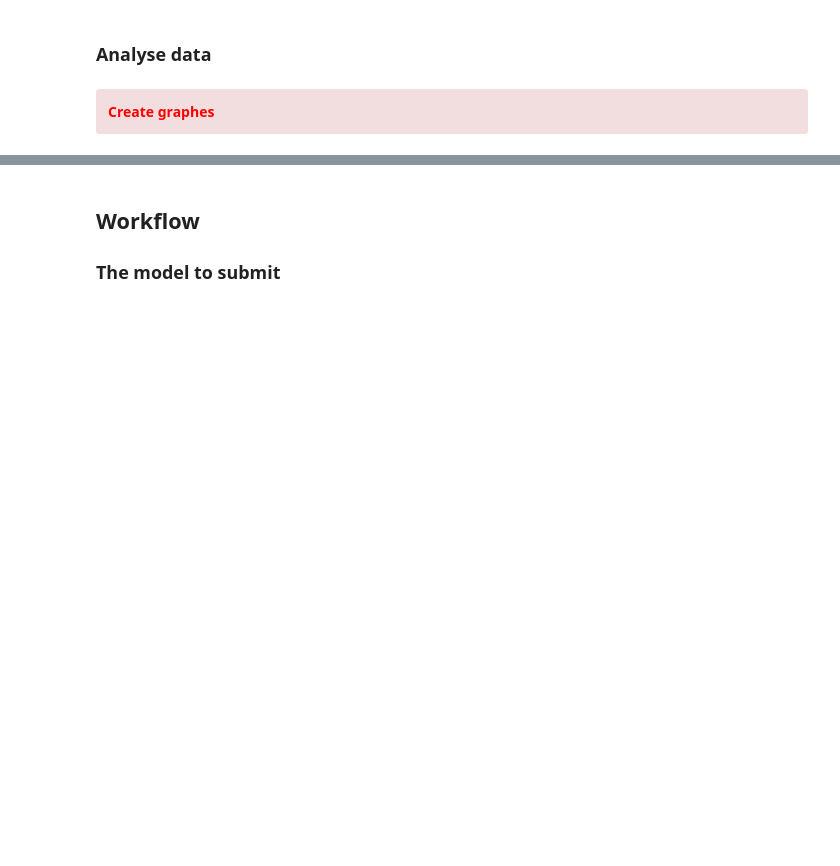
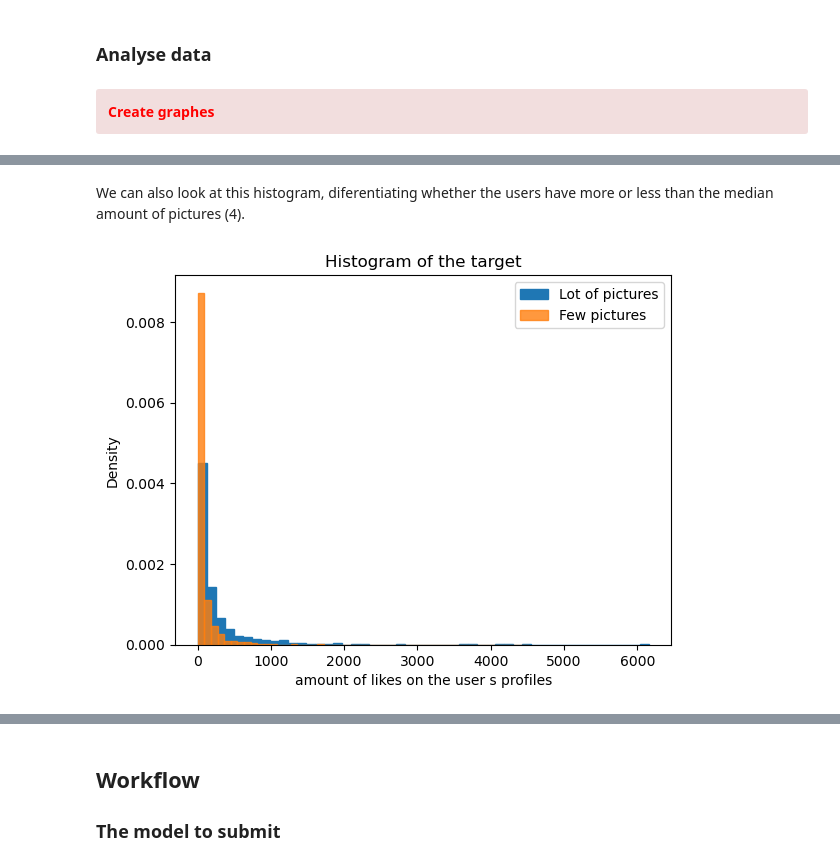
Before and after one commit to JstLearning/dating_app, a Jupyter notebook: dating_app_starting_kit.ipynb, the cells around one changed output, grey strips where cells are left out. Cells and saved outputs as stored; diff of their text form; code cells hidden in the pictures; blank space fills up the shorter version.

```diff
--- a/dating_app_starting_kit.ipynb
+++ b/dating_app_starting_kit.ipynb
@@ -95,0 +129,16 @@ memory usage: 801.4+ KB
+# %% [markdown]
+We can also look at this histogram, diferentiating whether the users have more or less than the median amount of pictures (4).
+# %%
+median_pictures = data_train['counts_pictures'].median() #computation of the median amount of pictures
+target_train_lot_of_pictures = target_train[data_train['counts_pictures']>median_pictures]
+target_train_few_pictures = target_train[data_train['counts_pictures']<=median_pictures]
+
+plt.hist(target_train_lot_of_pictures, bins=50, edgecolor='#1f77b4', color = '#1f77b4', density=True)
+plt.hist(target_train_few_pictures, bins=50, edgecolor='#ff7f0e', color = '#ff7f0e', alpha=0.8, density=True)
+plt.title('Histogram of the target')
+plt.xlabel('amount of likes on the user s profiles')
+plt.ylabel('Density')
+plt.legend(['Lot of pictures', 'Few pictures'])
+plt.show()
+# %% [output]
+[figure, added]
```
Also changed, not shown: parts of 12 cells of this notebook.
